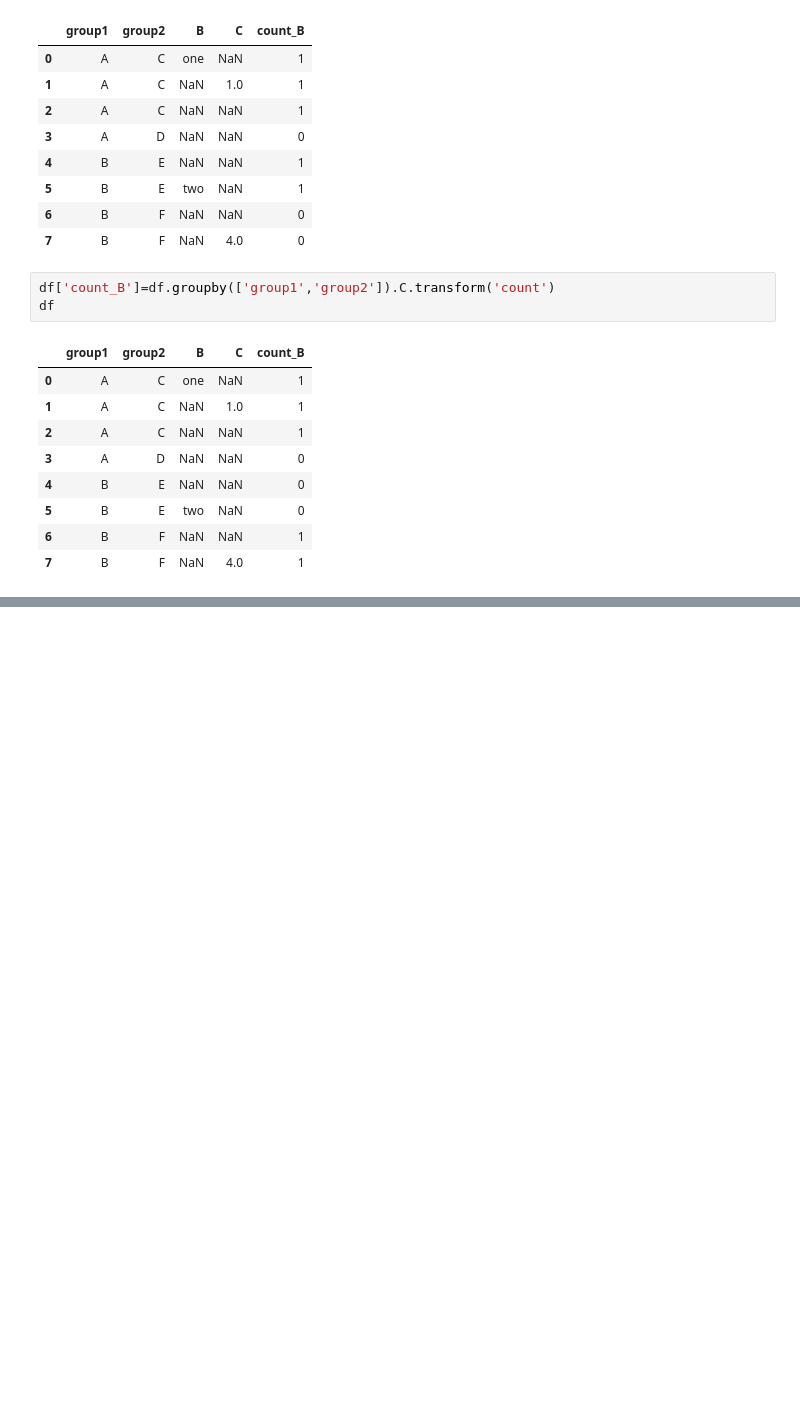
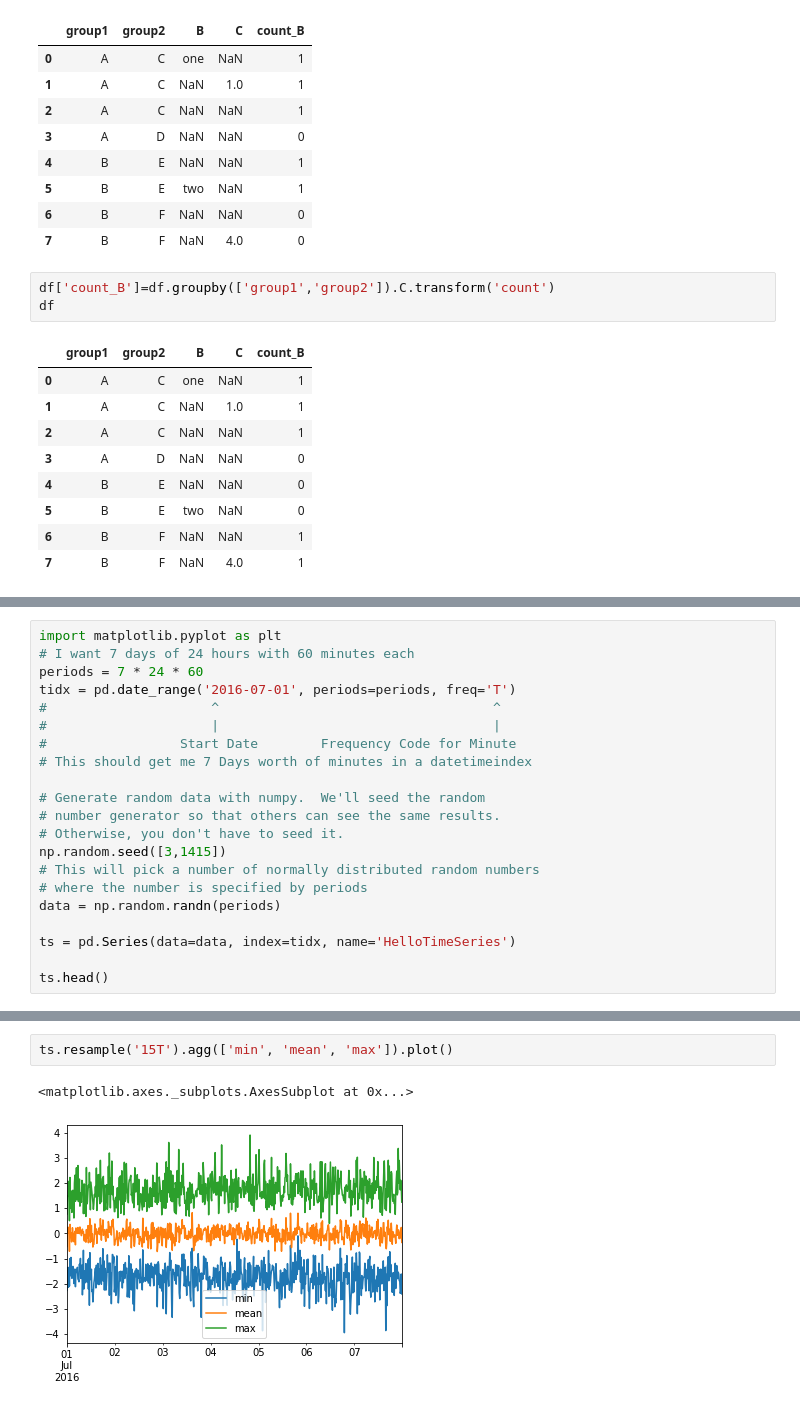
Before and after one commit to sonichandni/Pandas-practice, a Jupyter notebook: panda.ipynb, the cells around one changed output, grey strips where cells are left out. Saved outputs shown, nothing was run; the diff lists cells and outputs as text; blank space fills up the shorter version.

```diff
--- a/panda.ipynb
+++ b/panda.ipynb
@@ -398,0 +407,21 @@ df
+# %%
+import matplotlib.pyplot as plt
+# I want 7 days of 24 hours with 60 minutes each
+periods = 7 * 24 * 60
+tidx = pd.date_range('2016-07-01', periods=periods, freq='T')
+#                     ^                                   ^
+#                     |                                   |
+#                 Start Date        Frequency Code for Minute
+# This should get me 7 Days worth of minutes in a datetimeindex
+
+# Generate random data with numpy.  We'll seed the random
+# number generator so that others can see the same results.
+# Otherwise, you don't have to seed it.
+np.random.seed([3,1415])
+# This will pick a number of normally distributed random numbers
+# where the number is specified by periods
+data = np.random.randn(periods)
+
+ts = pd.Series(data=data, index=tidx, name='HelloTimeSeries')
+
+ts.head()
@@ -398,0 +468,5 @@ df
+# %%
+ts.resample('15T').agg(['min', 'mean', 'max']).plot()
+# %% [output]
+<matplotlib.axes._subplots.AxesSubplot at 0x...>
+[figure, added]
```
Also changed, not shown: parts of 17 cells of this notebook.
